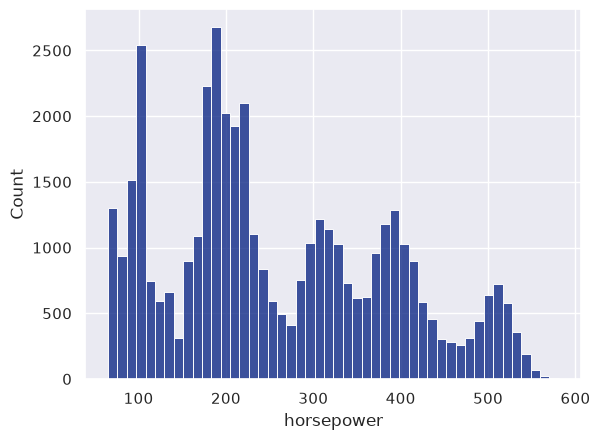
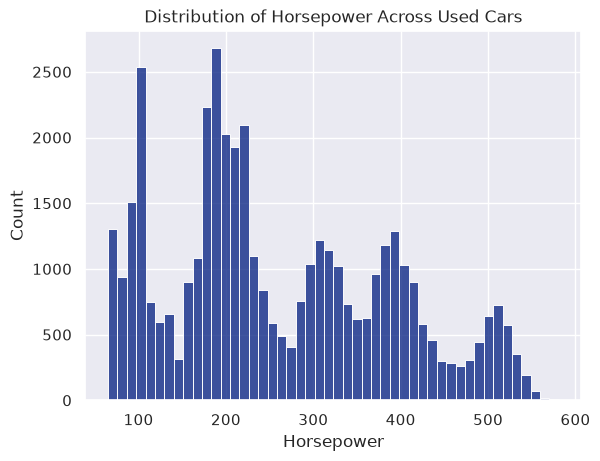
The notebook cell's code change between the first figure and the second:
--- before
+++ after
@@ -1 +1,3 @@
+plt.title("Distribution of Horsepower Across Used Cars")
+plt.xlabel("Horsepower")
 sns.histplot(df["horsepower"]);

Commit: Add descriptive titles and axis labels to all visualizations